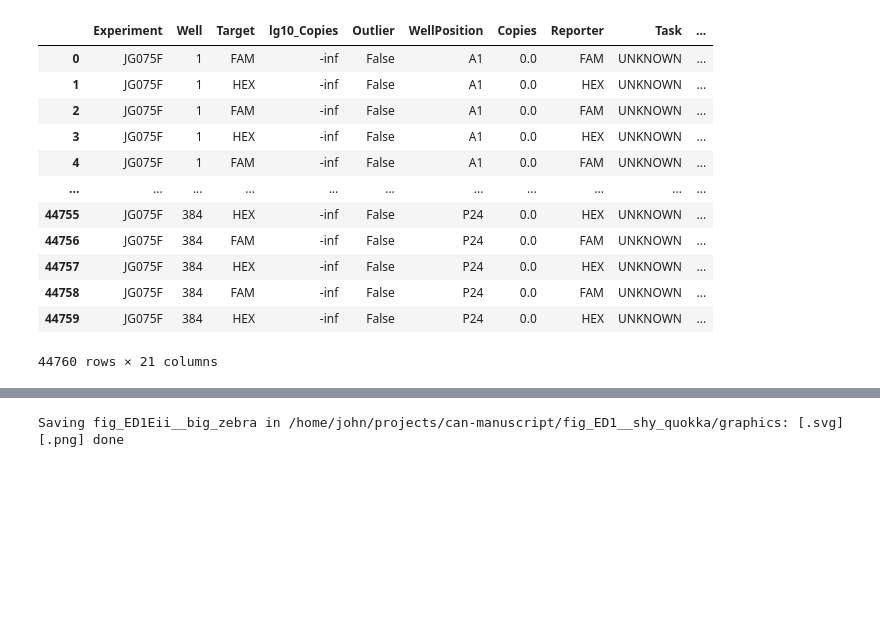
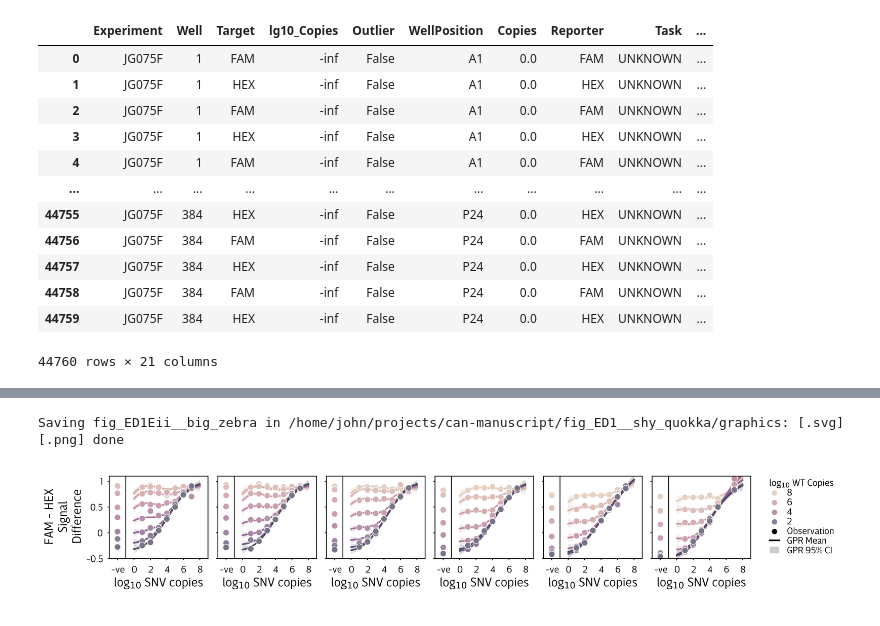
Before and after one commit to JohnGoertz/can-manuscript, a Jupyter notebook: fig_ED1__shy_quokka/code/fig_ED1E__noisy_tapir__BDA_CAN_VAF.ipynb, the cells around one changed output, grey strips where cells are left out. Cells and saved outputs as stored; diff of their text form; code cells hidden in the pictures; blank space fills up the shorter version.

```diff
--- a/fig_ED1__shy_quokka/code/fig_ED1E__noisy_tapir__BDA_CAN_VAF.ipynb
+++ b/fig_ED1__shy_quokka/code/fig_ED1E__noisy_tapir__BDA_CAN_VAF.ipynb
@@ -140,47 +186,127 @@ pal = sns.color_palette("ch:s=-.2,r=.6", n_colors=9)
 g = sns.FacetGrid(
     data=nonblank_endpoints,
     col="Blocker μM",
-    height=4,
+    height=2,
     aspect=1,
     **{"margin_titles": True, "despine": False},
 )
+
+spotsize = 15
 
 for col_val, ax in g.axes_dict.items():
     for copies, rgb in zip(np.arange(1, 9)[::-1], pal[1:]):
         at = gp.parray(**{"Blocker μM": col_val, "WT_lg10_Copies": copies})
         limits = gp.parray(SNV_lg10_Copies=[0, 8])
         X = gp.prepare_grid(at=at, limits=limits)["SNV_lg10_Copies"]
         sig = gp.predict_grid(with_noise=False)
 
         plt.sca(ax)
-        gmb.ParrayPlotter(x=X, y=sig).plot(palette=sns.light_palette(rgb))
+        gmb.ParrayPlotter(x=X, y=sig).plot(palette=sns.light_palette(rgb), line_kws=dict(lw=1))
 
-        #         if copies in [1,8]:
         sns.scatterplot(
             data=endpoints[
                 (endpoints["Blocker μM"] == col_val)
                 & (endpoints["WT_lg10_Copies"] == copies)
             ],
             x="SNV_lg10_Copies",
             y="SignalDifference",
-            s=15**2,
+            s=spotsize,
             color=sns.light_palette(rgb)[-3],
             ax=ax,
         )
-        ax.set_title(f"{col_val:.2f} μM")
-    ax.axvline(-1, color="k")
+        # ax.set_title(f"{col_val:.2f} μM", fontsize=titlesize)
+        ax.set_title("")
+    ax.axvline(-1, color="k", lw=0.5)
+
+lax = g.axes[0, 0]
+lax.set_ylabel("FAM - HEX\nSignal\nDifference", labelpad=ticklabelsize/4, fontsize=labelsize)
+
+rax = g.axes[0, -1]
+
+xl = rax.get_xlim()
+yl = rax.get_ylim()
+
+# Create dummy legend elements
+dummies = []
+labels = []
+for copies, rgb in zip([2, 4, 6, 8][::-1], pal[1::2]):
+    dummies.append(
+        rax.scatter(
+            x=[-10],
+            y=[-10],
+            marker="o",
+            color=sns.light_palette(rgb)[-3],
+            s=spotsize,
+            edgecolor="w",
+            linewidths=0.5,
+        )
+    )
+    labels.append(str(copies))
+
+dummies.append(
+    rax.scatter(
+        x=[-10],
+        y=[-10],
+        marker="o",
+        color="k",
+        s=spotsize,
+        edgecolor="w",
+        linewidths=0.5,
+    )
+)
+labels.append("Observation")
+
+dummies.append(rax.plot([-10, -10], [-10, -10], color="k", linewidth=1)[0])
+labels.append("GPR Mean")
+
+dummies.append(
+    rax.fill_between(
+        [-10, -10], [-10, -10], [-10, -10], color="k", alpha=0.2, edgecolor="none"
+    )
+)
+labels.append("GPR 95% CI")
+
+rax.set_xlim(xl)
+rax.set_ylim(yl)
+
+# Add legend to the right-most axis
+rax.legend(
+    dummies,
+    labels,
+    title=r"log$_{10}$ WT Copies",
+    loc="center left",
+    bbox_to_anchor=(1.1, 0.5),
+    frameon=False,
+    fontsize=ticklabelsize,
+    title_fontsize=ticklabelsize,
+    handlelength=1.0,
+    labelspacing=0.05,
+)
+
+g.set_xticklabels(fontsize=ticklabelsize)
+g.set_yticklabels(fontsize=ticklabelsize)
+g.set_xlabels(r"log$_{10}$ SNV copies", fontsize=labelsize, labelpad=ticklabelsize/4)
 
 g.set(
+    yticks=[-0.5, 0, 0.5, 1],
+    yticklabels=[-0.5, 0, 0.5, 1],
     xticks=[-2, 0, 2, 4, 6, 8],
     xticklabels=["-ve", 0, 2, 4, 6, 8],
     ylim=[-0.5, 1.1],
     xlim=[-3, 9],
 )
-plt.tight_layout()
+
+
+# plt.tight_layout()
+
+format_fig(plt.gcf())
+plt.subplots_adjust(wspace=0.1)
+
 
 savefig(plt.gcf(), alias="big_zebra")
 # %% [output]
 Saving fig_ED1Eii__big_zebra in /home/john/projects/can-manuscript/fig_ED1__shy_quokka/graphics: [.svg] [.png] done
+[figure, added]
 # %%
 pal = sns.color_palette("ch:s=-.2, r=.6", n_colors=9)
 
```
Also changed, not shown: parts of 5 cells of this notebook, 14 other files.
